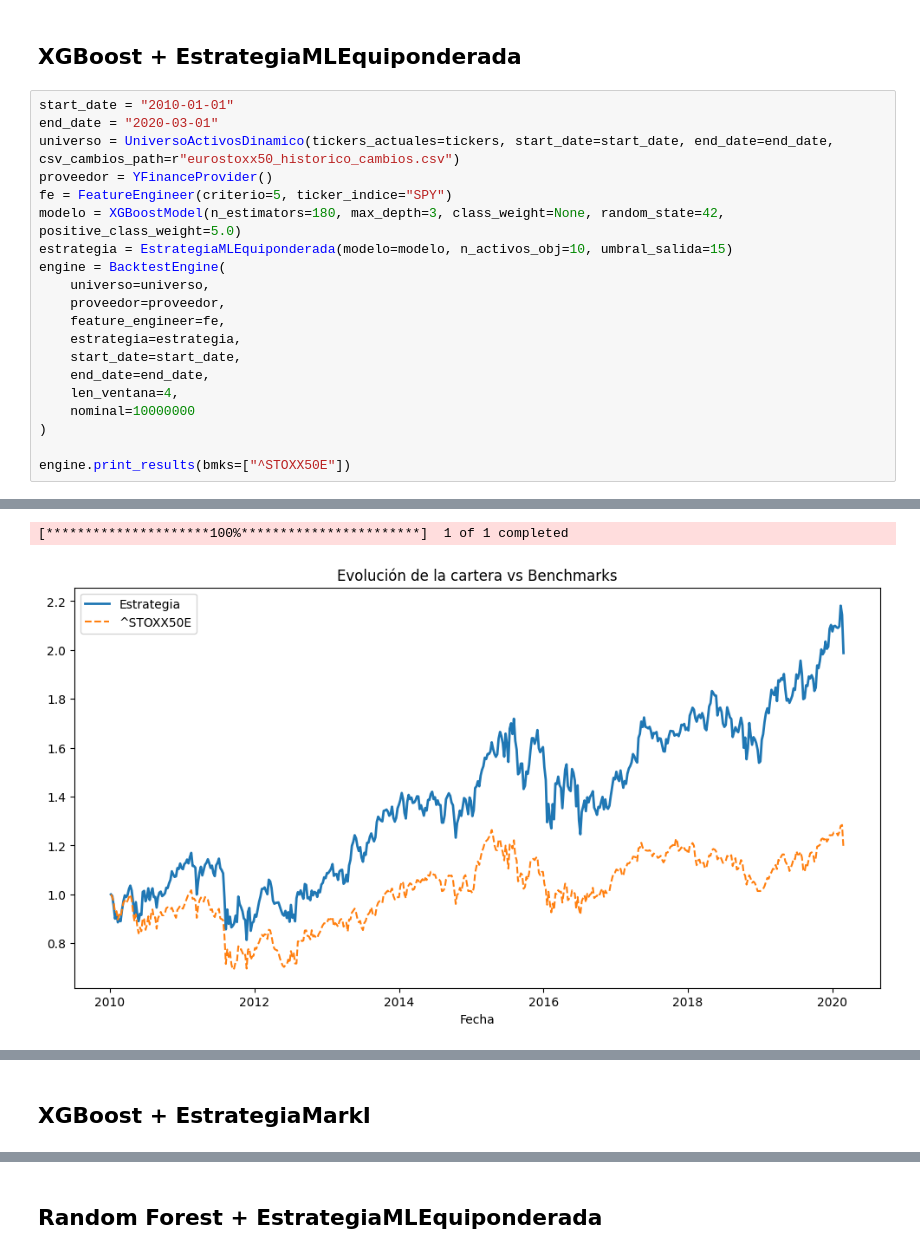
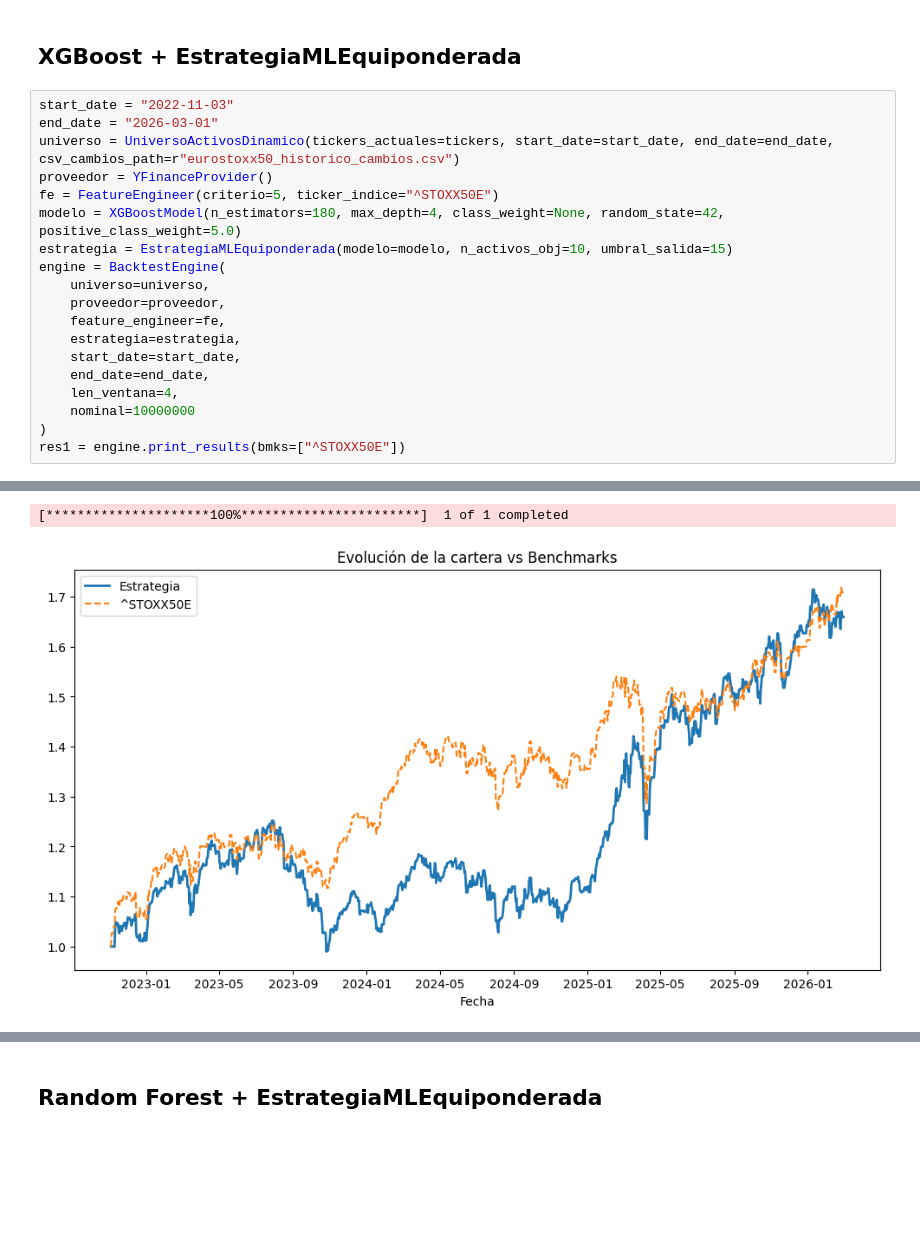
Before and after one commit to Javi-Puerta/Trabajo_gestion_cuantitativa, a Jupyter notebook: prueba_modelos.ipynb, the cells around one changed output, grey strips where cells are left out. Drawn from its saved outputs; the diff is of its cells as text; blank space fills up the shorter version.

```diff
--- a/prueba_modelos.ipynb
+++ b/prueba_modelos.ipynb
@@ -47,12 +46,12 @@ Muestra: ['ADS.DE', 'ADYEN.AS', 'AD.AS', 'AI.PA', 'AIR.PA']
 # %% [markdown]
 ## XGBoost + EstrategiaMLEquiponderada
 # %%
-start_date = "2010-01-01"
-end_date = "2020-03-01"
+start_date = "2022-11-03"
+end_date = "2026-03-01"
 universo = UniversoActivosDinamico(tickers_actuales=tickers, start_date=start_date, end_date=end_date, csv_cambios_path=r"eurostoxx50_historico_cambios.csv")
 proveedor = YFinanceProvider()
-fe = FeatureEngineer(criterio=5, ticker_indice="SPY")
-modelo = XGBoostModel(n_estimators=180, max_depth=3, class_weight=None, random_state=42, positive_class_weight=5.0)
+fe = FeatureEngineer(criterio=5, ticker_indice="^STOXX50E")
+modelo = XGBoostModel(n_estimators=180, max_depth=4, class_weight=None, random_state=42, positive_class_weight=5.0)
 estrategia = EstrategiaMLEquiponderada(modelo=modelo, n_activos_obj=10, umbral_salida=15)
 engine = BacktestEngine(
     universo=universo,
@@ -64,6 +63,5 @@ engine = BacktestEngine(
     len_ventana=4,
     nominal=10000000
 )
-
-engine.print_results(bmks=["^STOXX50E"])
+res1 = engine.print_results(bmks=["^STOXX50E"])
 # %% [output]
@@ -103,3 +77,3 @@ Modelo entrenado en fecha 2019-12-25
 [*********************100%***********************]  1 of 1 completed
-[figure, old version]
+[figure, new version]
 |  | Estrategia | ^STOXX50E |
@@ -116,2 +89,0 @@ Modelo entrenado en fecha 2019-12-25
-# %% [markdown]
-## XGBoost + EstrategiaMarkI
```
Also changed, not shown: parts of 19 cells of this notebook, 8 other files.
